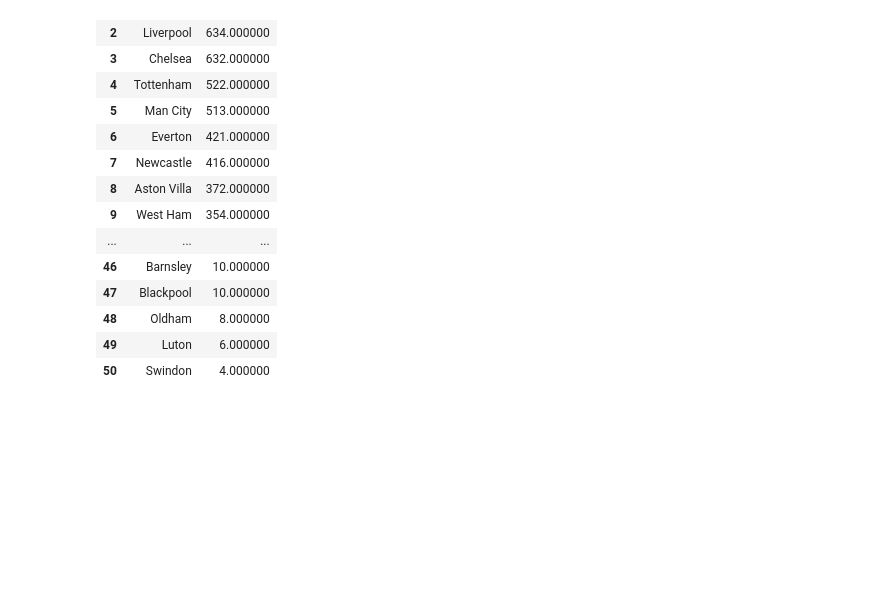
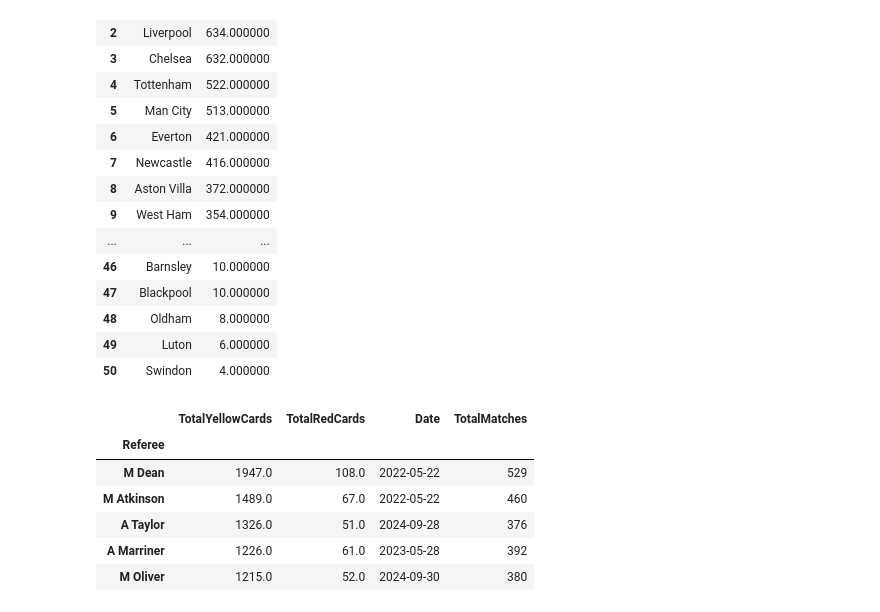
Before and after one commit to Levy212/PremierLeagueAnalysis, a Jupyter notebook: Untitled.ipynb, the cells around one changed output. Cells and saved outputs as stored; diff of their text form; code cells hidden in the pictures; blank space fills up the shorter version.

```diff
--- a/Untitled.ipynb
+++ b/Untitled.ipynb
@@ -53,3 +58,27 @@ total_wins.reset_index().style.background_gradient(cmap="CMRmap_r")
 | 48 | Oldham | 8.000000 |
 | 49 | Luton | 6.000000 |
 | 50 | Swindon | 4.000000 |
+# %%
+df['TotalYellowCards'] = df['HomeTeamYellowCards'] + df['AwayTeamYellowCards']
+df['TotalRedCards'] = df['HomeTeamRedCards'] + df['AwayTeamRedCards']
+
+referee_cards = df.groupby('Referee').agg(
+    {'TotalYellowCards': 'sum',
+     'TotalRedCards': 'sum',
+     'Date': 'max',
+     'MatchID': 'count'}
+).sort_values(by='TotalYellowCards', ascending=False)
+
+# Renommer la colonne 'MatchID' pour indiquer qu'il s'agit du nombre total de matchs
+referee_cards = referee_cards.rename(columns={'MatchID': 'TotalMatches'})
+
+
+referee_cards.head()
+# %% [output]
+|  | TotalYellowCards | TotalRedCards | Date | TotalMatches |
+| Referee |  |  |  |  |
+| M Dean | 1947.0 | 108.0 | 2022-05-22 | 529 |
+| M Atkinson | 1489.0 | 67.0 | 2022-05-22 | 460 |
+| A Taylor | 1326.0 | 51.0 | 2024-09-28 | 376 |
+| A Marriner | 1226.0 | 61.0 | 2023-05-28 | 392 |
+| M Oliver | 1215.0 | 52.0 | 2024-09-30 | 380 |
```
Also changed, not shown: parts of 4 cells of this notebook.
